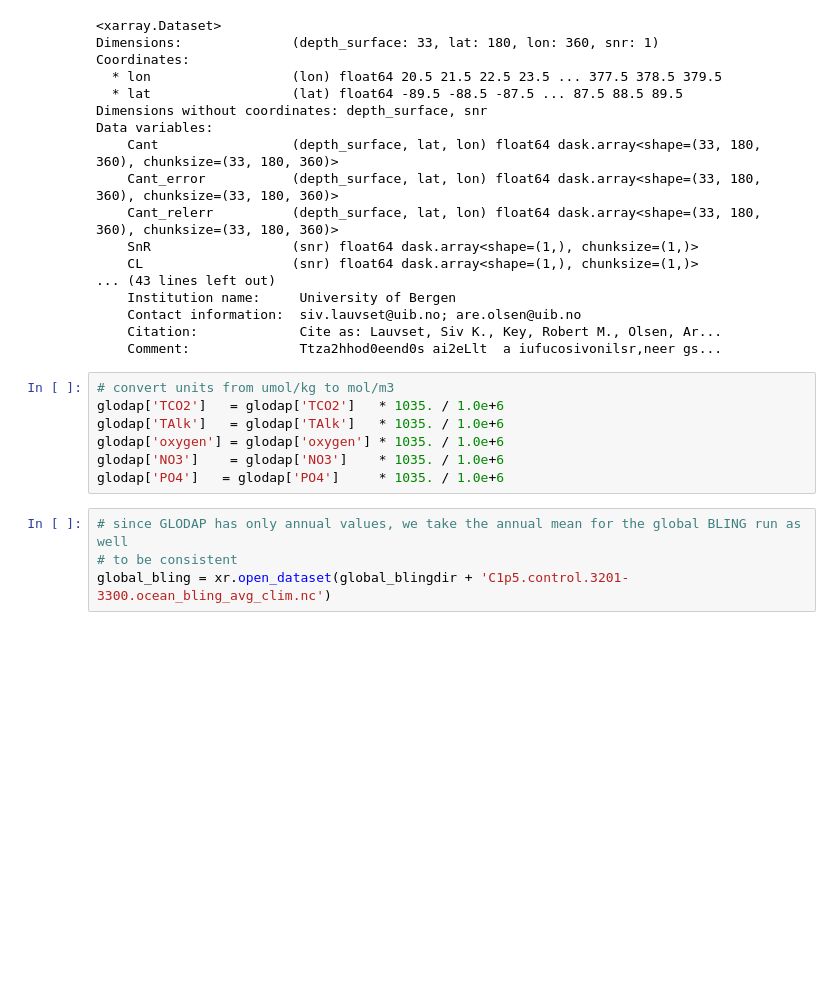
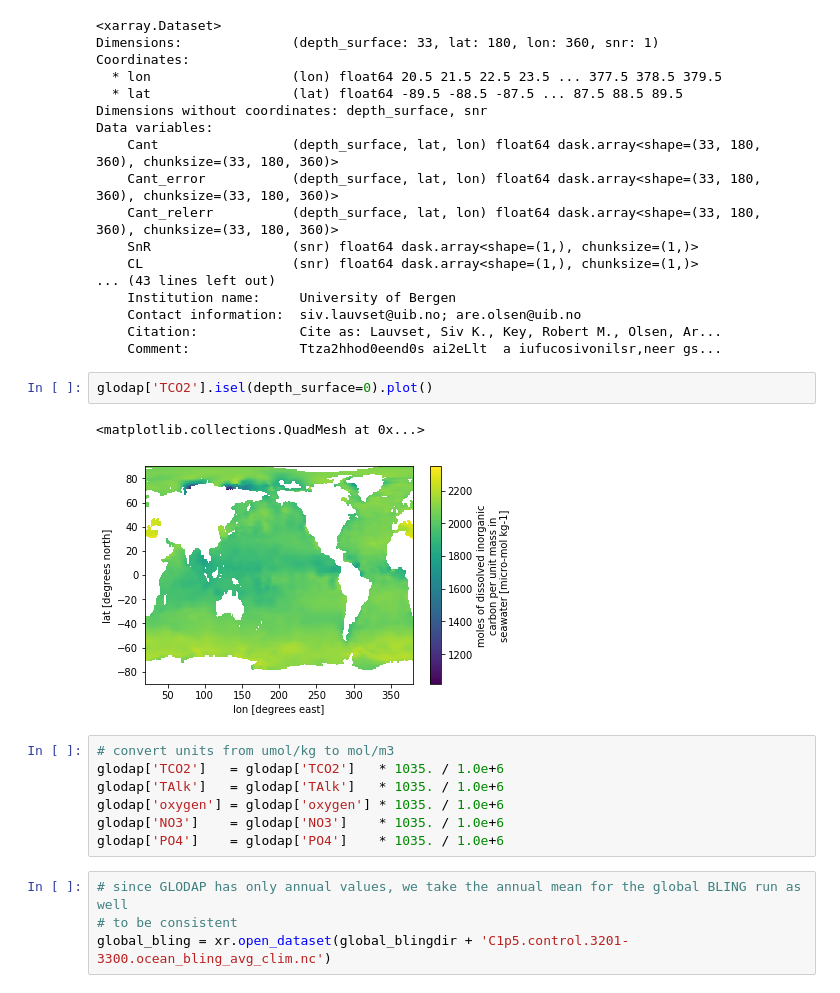
Before and after one commit to raphaeldussin/MITgcm-recipes, a Jupyter notebook: examples/Initial+boundary_conditions_BLING_ASTE.ipynb, the cells around one changed output. Saved outputs shown, nothing was run; the diff lists cells and outputs as text; blank space fills up the shorter version.

```diff
--- a/examples/Initial+boundary_conditions_BLING_ASTE.ipynb
+++ b/examples/Initial+boundary_conditions_BLING_ASTE.ipynb
@@ -44,13 +44,18 @@ Data variables:
     Contact information:  siv.lauvset@uib.no; are.olsen@uib.no
     Citation:             Cite as: Lauvset, Siv K., Key, Robert M., Olsen, Ar...
     Comment:              Ttza2hhod0eend0s ai2eLlt  a iufucosivonilsr,neer gs...
+# %%
+glodap['TCO2'].isel(depth_surface=0).plot()
+# %% [output]
+<matplotlib.collections.QuadMesh at 0x...>
+[figure, added]
 # %%
 # convert units from umol/kg to mol/m3
 glodap['TCO2']   = glodap['TCO2']   * 1035. / 1.0e+6
 glodap['TAlk']   = glodap['TAlk']   * 1035. / 1.0e+6
 glodap['oxygen'] = glodap['oxygen'] * 1035. / 1.0e+6
 glodap['NO3']    = glodap['NO3']    * 1035. / 1.0e+6
-glodap['PO4']   = glodap['PO4']     * 1035. / 1.0e+6
+glodap['PO4']    = glodap['PO4']    * 1035. / 1.0e+6
 # %%
 # since GLODAP has only annual values, we take the annual mean for the global BLING run as well
 # to be consistent
```
Also changed, not shown: parts of 9 cells of this notebook.
